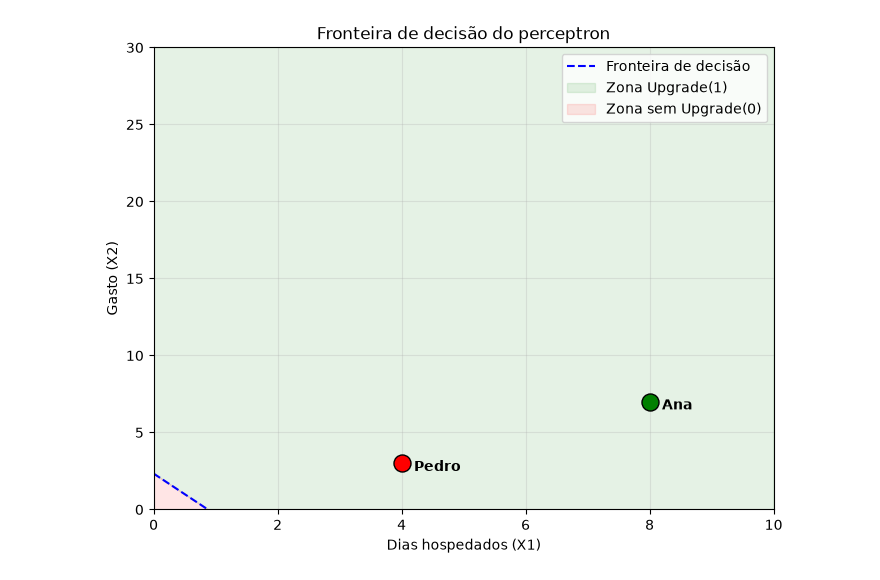
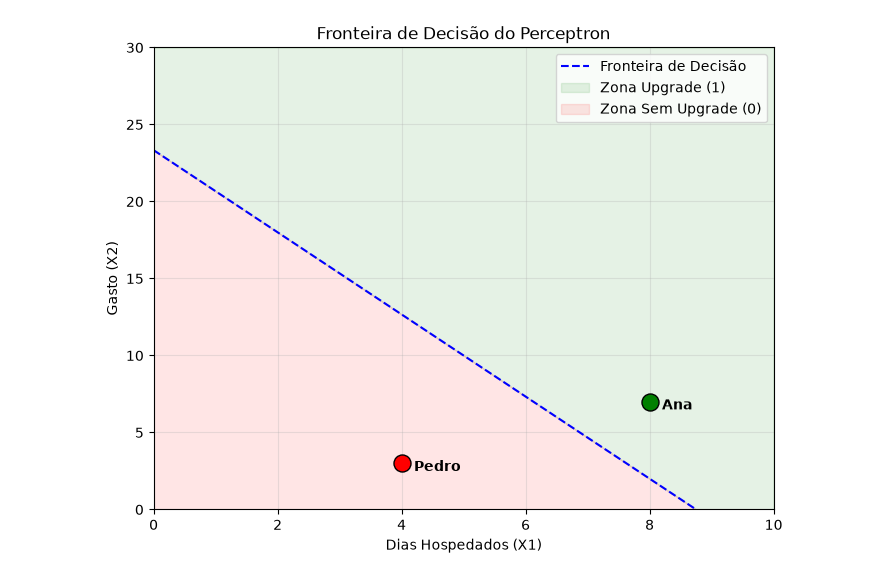
Before and after one commit to Andreilna/AM-Aprendizado-de-Maquina, a Jupyter notebook: am-perceptron/perceptron_analise.ipynb, the cells around one changed output. Cells and saved outputs as stored; diff of their text form; code cells hidden in the pictures.

Commit message:
feat: perceptron v2

```diff
--- a/am-perceptron/perceptron_analise.ipynb
+++ b/am-perceptron/perceptron_analise.ipynb
@@ -2,38 +2,40 @@
 import matplotlib.pyplot as plt
 # %%
 pesos = [0.8, 0.3]
-bias = -0.7
+bias = -7.0
 
+# Criação de lista de coordenadas X (dias de 0 a 10)
 dias_linha = list(range(11))
 
+# Cálculo das coordenadas Y (gasto) correspondentes à reta z = 0
 gasto_linha = [(-pesos[0] * d - bias) / pesos[1] for d in dias_linha]
 
+# Dados dos hóspedes para teste (dias hospedados e gasto total)
 hospedes = {
-    "Ana": [8, 7],
-    "Pedro": [4, 3]
+    "Ana": [8, 7.0],
+    "Pedro": [4, 3.0]
 }
 # %%
-plt.figure(figsize=(8,6))
-plt.plot(dias_linha, gasto_linha, color='blue', linestyle='--', label='Fronteira de decisão')
+plt.figure(figsize=(8, 6))
+plt.plot(dias_linha, gasto_linha, color='blue', linestyle='--', label='Fronteira de Decisão')
 
-#Regioes
+# Plota regiões
+plt.fill_between(dias_linha, gasto_linha, 30, color='green', alpha=0.1, label='Zona Upgrade (1)')
+plt.fill_between(dias_linha, gasto_linha, 0, color='red', alpha=0.1, label='Zona Sem Upgrade (0)')
 
-plt.fill_between(dias_linha, gasto_linha, 30, color='green', alpha=0.1, label='Zona Upgrade(1)')
-plt.fill_between(dias_linha, gasto_linha, 0, color='red', alpha=0.1, label='Zona sem Upgrade(0)')
-
-#Hospedes
+# Plota os pontos dos hóspedes
 cores = {"Ana": "green", "Pedro": "red"}
 for nome, coordenadas in hospedes.items():
     plt.scatter(coordenadas[0], coordenadas[1], color=cores[nome], s=150, edgecolors='black', zorder=5)
     plt.text(coordenadas[0] + 0.2, coordenadas[1] - 0.5, nome, fontsize=10, fontweight='bold')
 
-plt.title('Fronteira de decisão do perceptron')
-plt.xlabel('Dias hospedados (X1)')
+plt.title('Fronteira de Decisão do Perceptron')
+plt.xlabel('Dias Hospedados (X1)')
 plt.ylabel('Gasto (X2)')
 plt.xlim(0, 10)
 plt.ylim(0, 30)
 plt.grid(True, alpha=0.3)
 plt.legend()
 plt.show()
 # %% [output]
-[figure, old version]
+[figure, new version]
```
